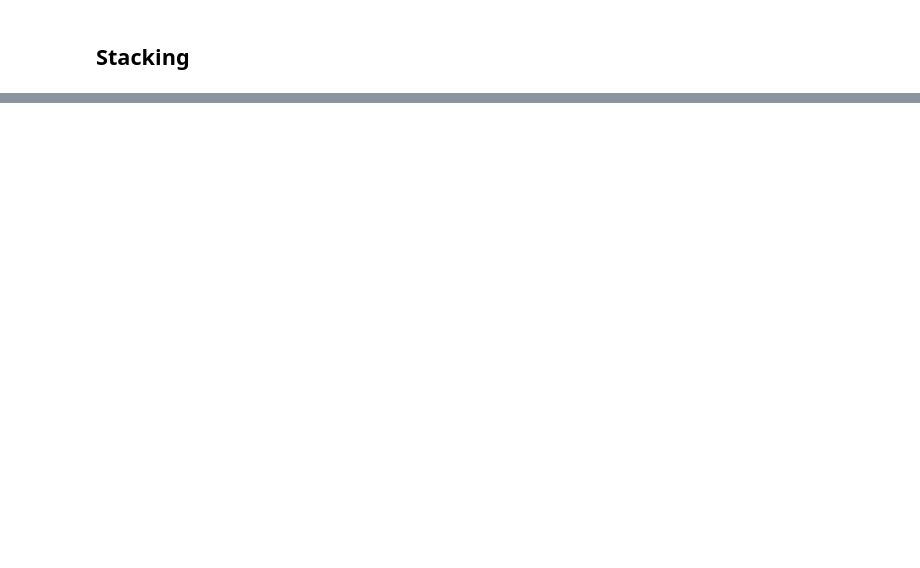
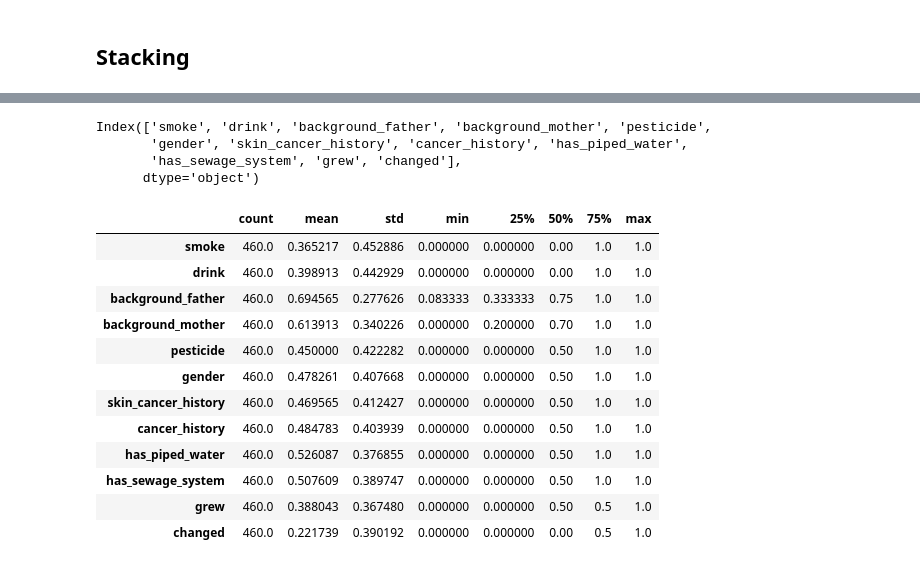
Before and after one commit to bkty1122/com6003_cancer_classifier, a Jupyter notebook: backend/text_model_trial.ipynb, the cells around one changed output, grey strips where cells are left out. Drawn from its saved outputs; the diff is of its cells as text; code cells hidden in the pictures; blank space fills up the shorter version.

```diff
--- a/backend/text_model_trial.ipynb
+++ b/backend/text_model_trial.ipynb
@@ -501,6 +501,17 @@ keep_df2.describe().T
 ## Standardize and Data Split
 # %%
 x = keep_df2.drop(columns=['is_cancer'])
+
+
+# keep only columns as the following:
+'''
+            'smoke', 'drink', 'background_father', 'background_mother',
+            'pesticide', 'gender', 'skin_cancer_history', 'cancer_history',
+            'has_piped_water', 'has_sewage_system', 'grew', 'changed'
+'''
+
+x = keep_df2[['smoke', 'drink', 'background_father', 'background_mother','pesticide', 'gender', 'skin_cancer_history', 'cancer_history','has_piped_water', 'has_sewage_system', 'grew', 'changed']]
+
 columns = x.columns
 scaler = MinMaxScaler()
 x = scaler.fit_transform(x)
@@ -583,0 +634,25 @@ array([0], dtype=int64)
+# %%
+# check the training data has how many columns
+x_test.columns
+# %% [output]
+Index(['smoke', 'drink', 'background_father', 'background_mother', 'pesticide',
+       'gender', 'skin_cancer_history', 'cancer_history', 'has_piped_water',
+       'has_sewage_system', 'grew', 'changed'],
+      dtype='object')
+# %%
+# check the range of the data
+x_test.describe().T
+# %% [output]
+|  | count | mean | std | min | 25% | 50% | 75% | max |
+| smoke | 460.0 | 0.365217 | 0.452886 | 0.000000 | 0.000000 | 0.00 | 1.0 | 1.0 |
+| drink | 460.0 | 0.398913 | 0.442929 | 0.000000 | 0.000000 | 0.00 | 1.0 | 1.0 |
+| background_father | 460.0 | 0.694565 | 0.277626 | 0.083333 | 0.333333 | 0.75 | 1.0 | 1.0 |
+| background_mother | 460.0 | 0.613913 | 0.340226 | 0.000000 | 0.200000 | 0.70 | 1.0 | 1.0 |
+| pesticide | 460.0 | 0.450000 | 0.422282 | 0.000000 | 0.000000 | 0.50 | 1.0 | 1.0 |
+| gender | 460.0 | 0.478261 | 0.407668 | 0.000000 | 0.000000 | 0.50 | 1.0 | 1.0 |
+| skin_cancer_history | 460.0 | 0.469565 | 0.412427 | 0.000000 | 0.000000 | 0.50 | 1.0 | 1.0 |
+| cancer_history | 460.0 | 0.484783 | 0.403939 | 0.000000 | 0.000000 | 0.50 | 1.0 | 1.0 |
+| has_piped_water | 460.0 | 0.526087 | 0.376855 | 0.000000 | 0.000000 | 0.50 | 1.0 | 1.0 |
+| has_sewage_system | 460.0 | 0.507609 | 0.389747 | 0.000000 | 0.000000 | 0.50 | 1.0 | 1.0 |
+| grew | 460.0 | 0.388043 | 0.367480 | 0.000000 | 0.000000 | 0.50 | 0.5 | 1.0 |
+| changed | 460.0 | 0.221739 | 0.390192 | 0.000000 | 0.000000 | 0.00 | 0.5 | 1.0 |
```
Also changed, not shown: parts of 6 cells of this notebook, 4 other files.
